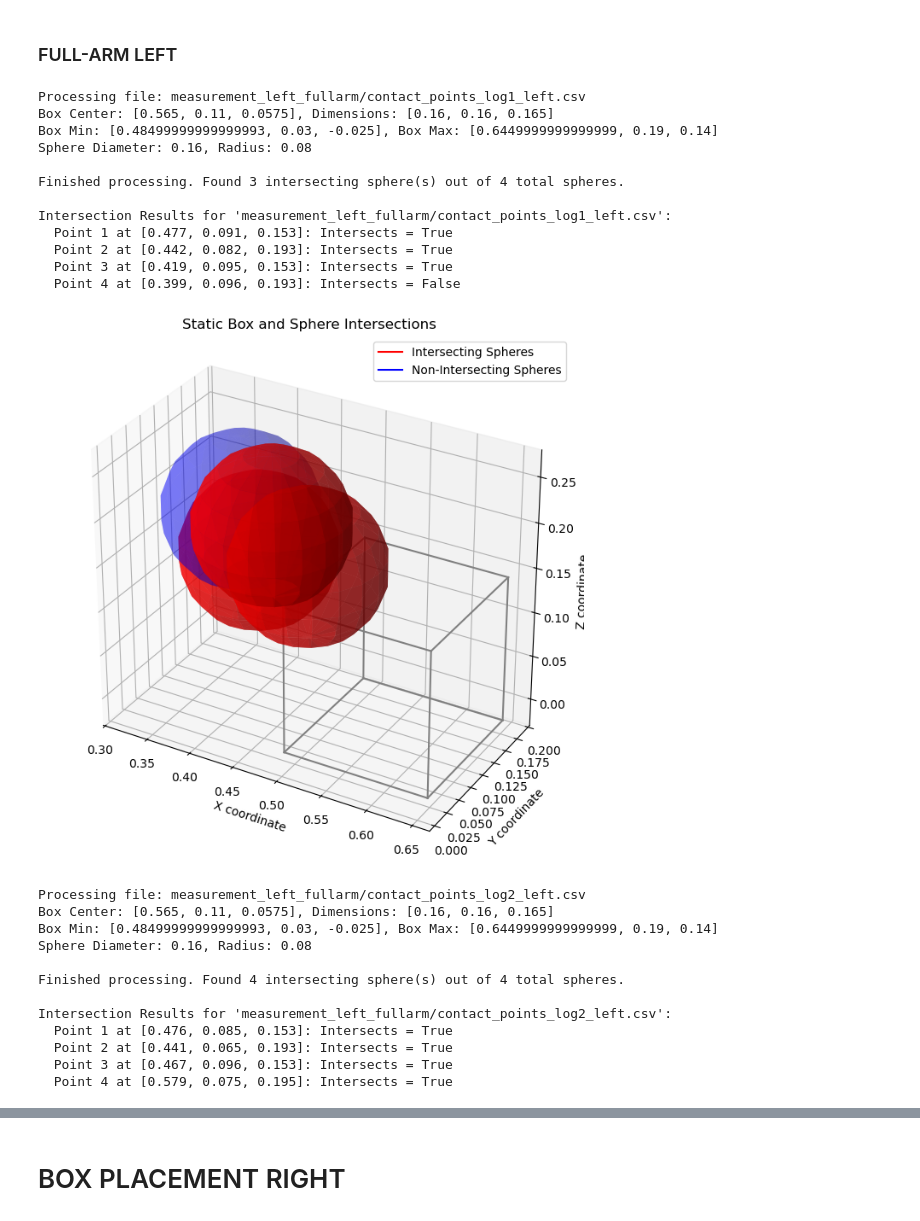
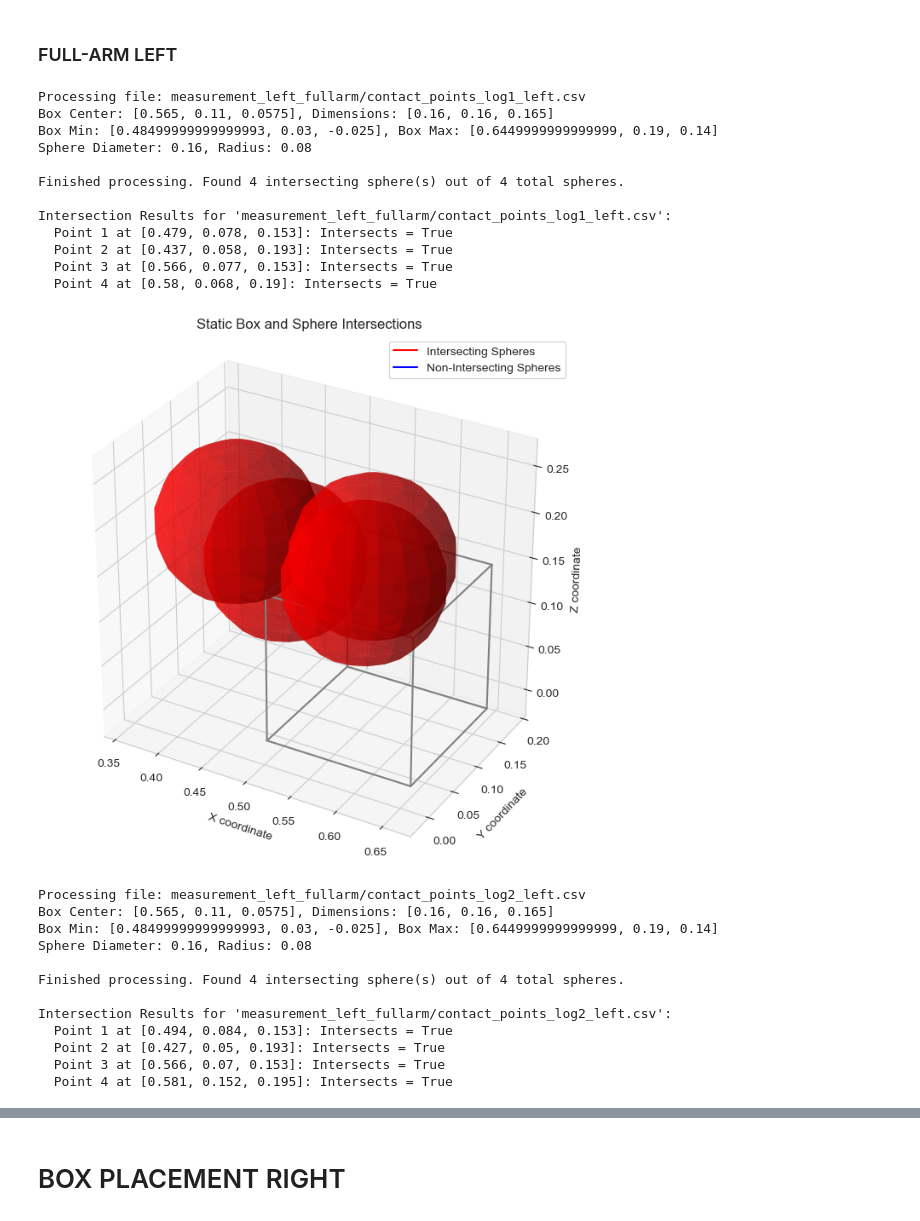
Before and after one commit to lindodan/Bc.Thesis-Public, a Jupyter notebook: evaluation_collision_0.16.ipynb, the cells around one changed output, grey strips where cells are left out. Drawn from its saved outputs; the diff is of its cells as text; code cells hidden in the pictures.

Commit message:
updated evaluation for full_arm left position

```diff
--- a/evaluation_collision_0.16.ipynb
+++ b/evaluation_collision_0.16.ipynb
@@ -391,24 +391,25 @@ Intersection Results for 'measurement_left_EEF/contact_points_log3_left.csv':
 # %%
 fullarm_left_files = [
     "measurement_left_fullarm/contact_points_log1_left.csv",
     "measurement_left_fullarm/contact_points_log2_left.csv",
+    "measurement_left_fullarm/contact_points_log3_left.csv"
 ]
 for selected_csv_file in fullarm_left_files:
     analysis(selected_csv_file,box_center = box_center,box_dimensions = box_dimensions,fixed_sphere_diameter = fixed_sphere_diameter)
 # %% [output]
 Processing file: measurement_left_fullarm/contact_points_log1_left.csv
 Box Center: [0.565, 0.11, 0.0575], Dimensions: [0.16, 0.16, 0.165]
 Box Min: [0.48499999999999993, 0.03, -0.025], Box Max: [0.6449999999999999, 0.19, 0.14]
 Sphere Diameter: 0.16, Radius: 0.08
 
-Finished processing. Found 3 intersecting sphere(s) out of 4 total spheres.
+Finished processing. Found 4 intersecting sphere(s) out of 4 total spheres.
 
 Intersection Results for 'measurement_left_fullarm/contact_points_log1_left.csv':
-  Point 1 at [0.477, 0.091, 0.153]: Intersects = True
-  Point 2 at [0.442, 0.082, 0.193]: Intersects = True
-  Point 3 at [0.419, 0.095, 0.153]: Intersects = True
-  Point 4 at [0.399, 0.096, 0.193]: Intersects = False
+  Point 1 at [0.479, 0.078, 0.153]: Intersects = True
+  Point 2 at [0.437, 0.058, 0.193]: Intersects = True
+  Point 3 at [0.566, 0.077, 0.153]: Intersects = True
+  Point 4 at [0.58, 0.068, 0.19]: Intersects = True
-[figure, old version]
+[figure, new version]
 Processing file: measurement_left_fullarm/contact_points_log2_left.csv
 Box Center: [0.565, 0.11, 0.0575], Dimensions: [0.16, 0.16, 0.165]
 Box Min: [0.48499999999999993, 0.03, -0.025], Box Max: [0.6449999999999999, 0.19, 0.14]
@@ -417,7 +418,7 @@ Sphere Diameter: 0.16, Radius: 0.08
 Finished processing. Found 4 intersecting sphere(s) out of 4 total spheres.
 
 Intersection Results for 'measurement_left_fullarm/contact_points_log2_left.csv':
-  Point 1 at [0.476, 0.085, 0.153]: Intersects = True
-  Point 2 at [0.441, 0.065, 0.193]: Intersects = True
-  Point 3 at [0.467, 0.096, 0.153]: Intersects = True
-  Point 4 at [0.579, 0.075, 0.195]: Intersects = True
+  Point 1 at [0.494, 0.084, 0.153]: Intersects = True
+  Point 2 at [0.427, 0.05, 0.193]: Intersects = True
+  Point 3 at [0.566, 0.07, 0.153]: Intersects = True
+  Point 4 at [0.581, 0.152, 0.195]: Intersects = True
```
Also changed, not shown: parts of 7 cells of this notebook, 4 other files.
